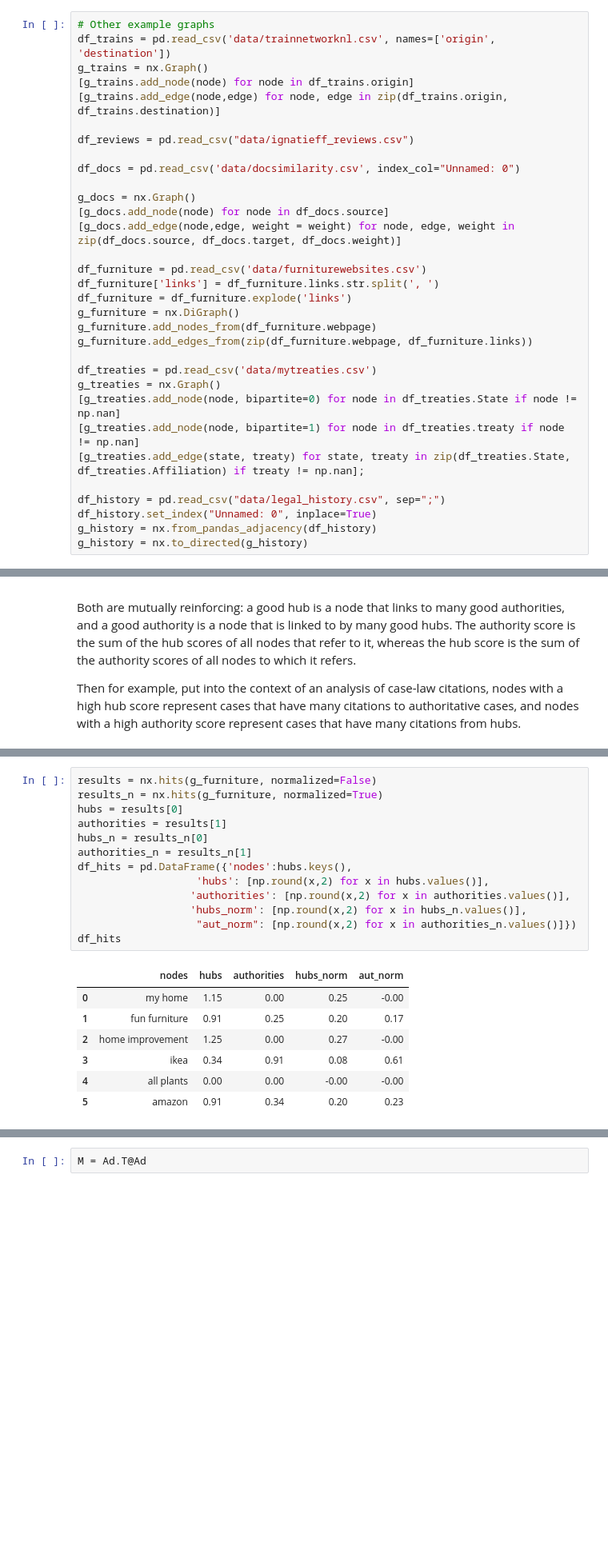
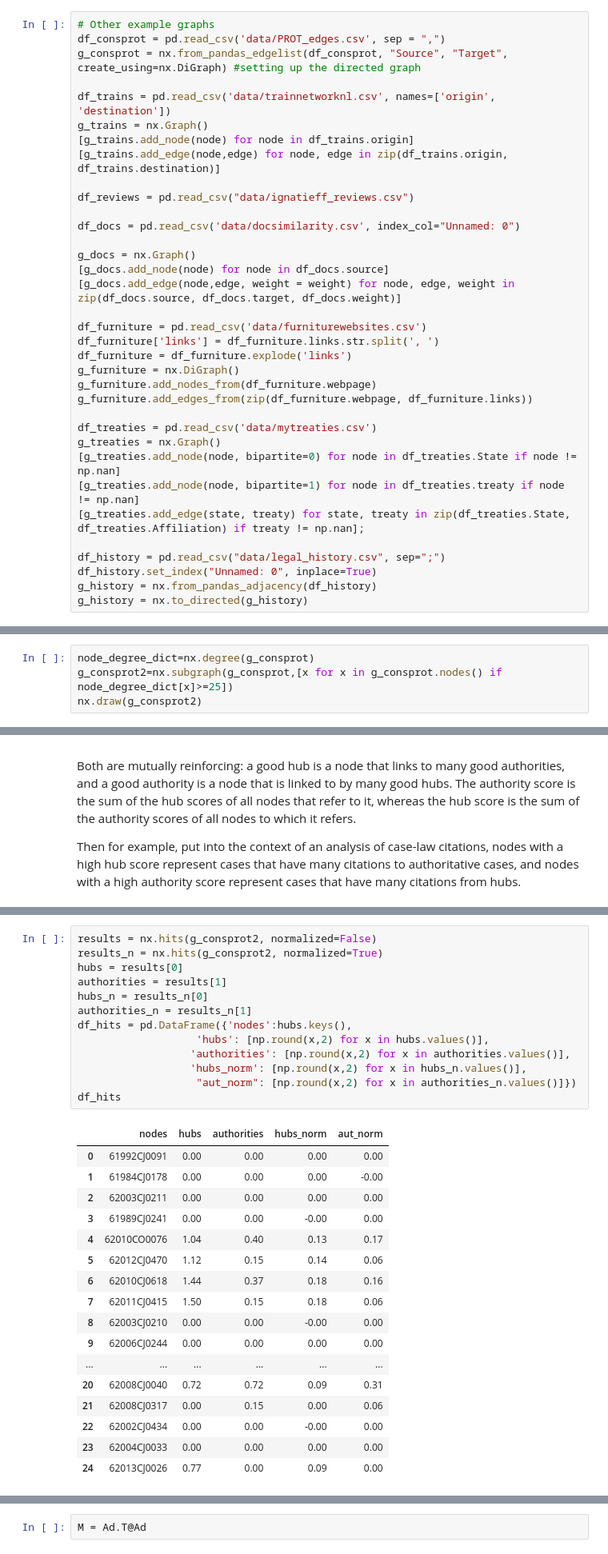
Before and after one commit to maastrichtlawtech/legalnetworkanalysis_textbook, a Jupyter notebook: network_analysis.ipynb, the cells around one changed output, grey strips where cells are left out. Shown at 80% size. Drawn from its saved outputs; the diff is of its cells as text; blank space fills up the shorter version.

```diff
--- a/network_analysis.ipynb
+++ b/network_analysis.ipynb
@@ -88,6 +91,9 @@ g_florentine = nx.florentine_families_graph()
 g_karate = nx.karate_club_graph()
 # %%
 # Other example graphs
+df_consprot = pd.read_csv('data/PROT_edges.csv', sep = ",")
+g_consprot = nx.from_pandas_edgelist(df_consprot, "Source", "Target", create_using=nx.DiGraph) #setting up the directed graph
+
 df_trains = pd.read_csv('data/trainnetworknl.csv', names=['origin', 'destination'])
 g_trains = nx.Graph()
 [g_trains.add_node(node) for node in df_trains.origin]
@@ -493,0 +493,4 @@ nx.draw(g_subkite)
+# %%
+node_degree_dict=nx.degree(g_consprot)
+g_consprot2=nx.subgraph(g_consprot,[x for x in g_consprot.nodes() if node_degree_dict[x]>=25])
+nx.draw(g_consprot2)
@@ -1381,22 +1499,32 @@ The HITS algorithm will return a list with two dictionaries. One for node id =>
 # %%
-results = nx.hits(g_furniture, normalized=False)
-results_n = nx.hits(g_furniture, normalized=True)
+results = nx.hits(g_consprot2, normalized=False)
+results_n = nx.hits(g_consprot2, normalized=True)
 hubs = results[0]
 authorities = results[1]
 hubs_n = results_n[0]
 authorities_n = results_n[1]
 df_hits = pd.DataFrame({'nodes':hubs.keys(),
                    'hubs': [np.round(x,2) for x in hubs.values()],
                   'authorities': [np.round(x,2) for x in authorities.values()],
                   'hubs_norm': [np.round(x,2) for x in hubs_n.values()],
                    "aut_norm": [np.round(x,2) for x in authorities_n.values()]})
 df_hits
 # %% [output]
 |  | nodes | hubs | authorities | hubs_norm | aut_norm |
-| 0 | my home | 1.15 | 0.00 | 0.25 | -0.00 |
-| 1 | fun furniture | 0.91 | 0.25 | 0.20 | 0.17 |
-| 2 | home improvement | 1.25 | 0.00 | 0.27 | -0.00 |
-| 3 | ikea | 0.34 | 0.91 | 0.08 | 0.61 |
-| 4 | all plants | 0.00 | 0.00 | -0.00 | -0.00 |
-| 5 | amazon | 0.91 | 0.34 | 0.20 | 0.23 |
+| 0 | 61992CJ0091 | 0.00 | 0.00 | 0.00 | 0.00 |
+| 1 | 61984CJ0178 | 0.00 | 0.00 | 0.00 | -0.00 |
+| 2 | 62003CJ0211 | 0.00 | 0.00 | 0.00 | 0.00 |
+| 3 | 61989CJ0241 | 0.00 | 0.00 | -0.00 | 0.00 |
+| 4 | 62010CO0076 | 1.04 | 0.40 | 0.13 | 0.17 |
+| 5 | 62012CJ0470 | 1.12 | 0.15 | 0.14 | 0.06 |
+| 6 | 62010CJ0618 | 1.44 | 0.37 | 0.18 | 0.16 |
+| 7 | 62011CJ0415 | 1.50 | 0.15 | 0.18 | 0.06 |
+| 8 | 62003CJ0210 | 0.00 | 0.00 | -0.00 | 0.00 |
+| 9 | 62006CJ0244 | 0.00 | 0.00 | 0.00 | 0.00 |
+| ... | ... | ... | ... | ... | ... |
+| 20 | 62008CJ0040 | 0.72 | 0.72 | 0.09 | 0.31 |
+| 21 | 62008CJ0317 | 0.00 | 0.15 | 0.00 | 0.06 |
+| 22 | 62002CJ0434 | 0.00 | 0.00 | -0.00 | 0.00 |
+| 23 | 62004CJ0033 | 0.00 | 0.00 | 0.00 | 0.00 |
+| 24 | 62013CJ0026 | 0.77 | 0.00 | 0.09 | 0.00 |
 # %% [markdown]
```
Also changed, not shown: parts of 87 cells of this notebook, 2 other files.
